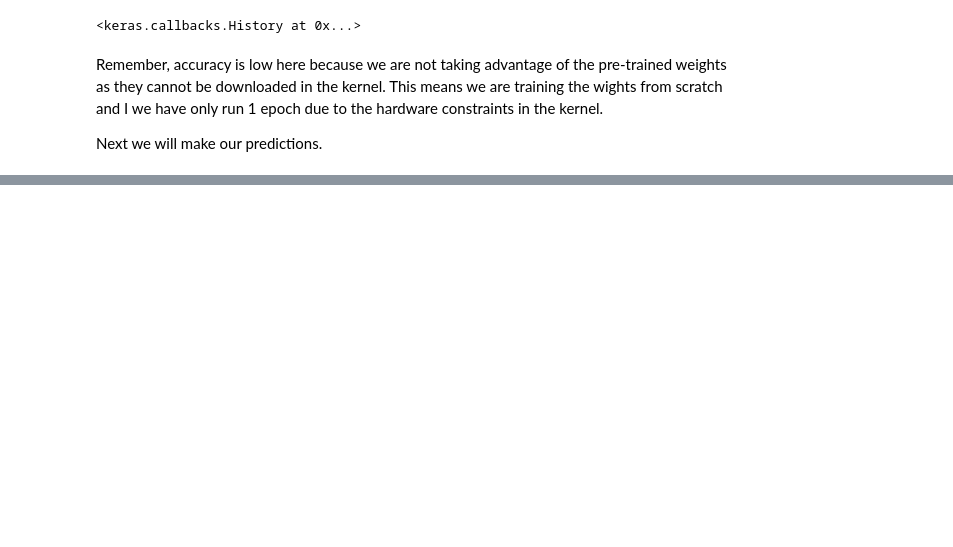
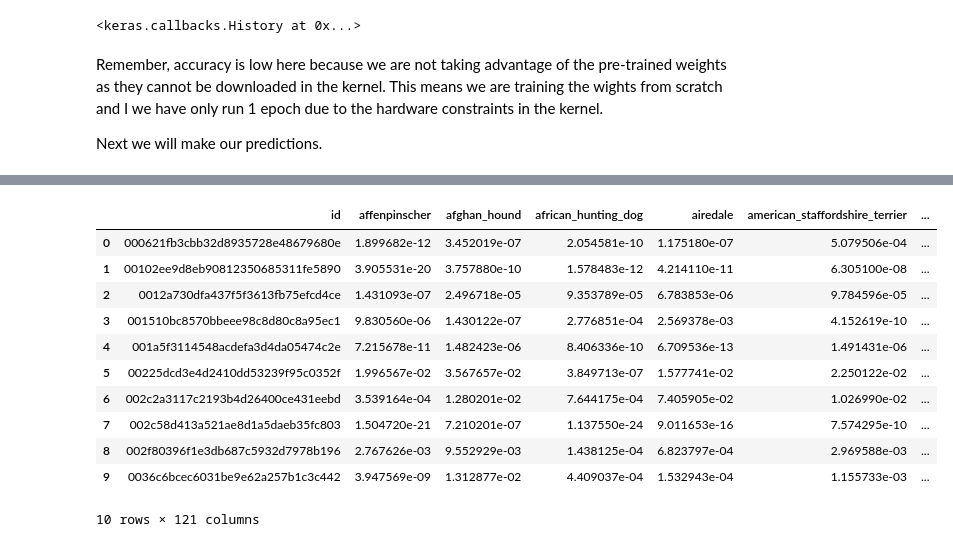
Before and after one commit to telecombcn-dl/2017-dlai-team4, a Jupyter notebook: code/Keras Dogs and Cats Adapted.ipynb, the cells around one changed output, grey strips where cells are left out. Saved outputs shown, nothing was run; the diff lists cells and outputs as text; code cells hidden in the pictures; blank space fills up the shorter version.

```diff
--- a/code/Keras Dogs and Cats Adapted.ipynb
+++ b/code/Keras Dogs and Cats Adapted.ipynb
@@ -96,7 +99,7 @@ one_hot_labels = np.asarray(one_hot)
 # %% [markdown]
 Next we will read in all of the images for test and train, using a for loop through the values of the csv files. I have also set an im_size variable which sets the size for the image to be re-sized to, 90x90 px, you should play with this number to see how it affects accuracy.
 # %%
-im_size = 90
+im_size = 120
 # %%
 x_train = []
 y_train = []
@@ -110,9 +113,9 @@ for f, breed in tqdm(df_train.values):
     y_train.append(label)
     i += 1
 # %%
-# for f in tqdm(df_test['id'].values):
-#     img = cv2.imread('../input/test/{}.jpg'.format(f))
-#     x_test.append(cv2.resize(img, (im_size, im_size)))
+ for f in tqdm(df_test['id'].values):
+     img = cv2.imread('../input/test/{}.jpg'.format(f))
+     x_test.append(cv2.resize(img, (im_size, im_size)))
 # %%
 y_train_raw = np.array(y_train, np.uint8)
 x_train_raw = np.array(x_train, np.float32) / 255.
@@ -149,8 +152,6 @@ We then remove the final layer and instead replace it with a single dense layer
 # Can't download weights in the kernel
 with tf.device(gpuName):
 
-    epochs = 50
-    batch_size = 16
 
     if K.image_data_format() == 'channels_first':
         input_shape = (3, im_size, im_size)
@@ -302,4 +303,4 @@ Remember, accuracy is low here because we are not taking advantage of the pre-tr
 
 Next we will make our predictions.
 # %%
-# preds = model.predict(x_test, verbose=1)
+ preds = model.predict(x_test, verbose=1)
@@ -306,8 +309,21 @@ Next we will make our predictions.
 # %%
-# sub = pd.DataFrame(preds)
-# # Set column names to those generated by the one-hot encoding earlier
-# col_names = one_hot.columns.values
-# sub.columns = col_names
-# # Insert the column id from the sample_submission at the start of the data frame
-# sub.insert(0, 'id', df_test['id'])
-# sub.head(10)
+ sub = pd.DataFrame(preds)
+ # Set column names to those generated by the one-hot encoding earlier
+ col_names = one_hot.columns.values
+ sub.columns = col_names
+ # Insert the column id from the sample_submission at the start of the data frame
+ sub.insert(0, 'id', df_test['id'])
+ sub.head(10)
+# %% [output]
+|  | id | affenpinscher | afghan_hound | african_hunting_dog | airedale | american_staffordshire_terrier | ... |
+| 0 | 000621fb3cbb32d8935728e48679680e | 1.899682e-12 | 3.452019e-07 | 2.054581e-10 | 1.175180e-07 | 5.079506e-04 | ... |
+| 1 | 00102ee9d8eb90812350685311fe5890 | 3.905531e-20 | 3.757880e-10 | 1.578483e-12 | 4.214110e-11 | 6.305100e-08 | ... |
+| 2 | 0012a730dfa437f5f3613fb75efcd4ce | 1.431093e-07 | 2.496718e-05 | 9.353789e-05 | 6.783853e-06 | 9.784596e-05 | ... |
+| 3 | 001510bc8570bbeee98c8d80c8a95ec1 | 9.830560e-06 | 1.430122e-07 | 2.776851e-04 | 2.569378e-03 | 4.152619e-10 | ... |
+| 4 | 001a5f3114548acdefa3d4da05474c2e | 7.215678e-11 | 1.482423e-06 | 8.406336e-10 | 6.709536e-13 | 1.491431e-06 | ... |
+| 5 | 00225dcd3e4d2410dd53239f95c0352f | 1.996567e-02 | 3.567657e-02 | 3.849713e-07 | 1.577741e-02 | 2.250122e-02 | ... |
+| 6 | 002c2a3117c2193b4d26400ce431eebd | 3.539164e-04 | 1.280201e-02 | 7.644175e-04 | 7.405905e-02 | 1.026990e-02 | ... |
+| 7 | 002c58d413a521ae8d1a5daeb35fc803 | 1.504720e-21 | 7.210201e-07 | 1.137550e-24 | 9.011653e-16 | 7.574295e-10 | ... |
+| 8 | 002f80396f1e3db687c5932d7978b196 | 2.767626e-03 | 9.552929e-03 | 1.438125e-04 | 6.823797e-04 | 2.969588e-03 | ... |
+| 9 | 0036c6bcec6031be9e62a257b1c3c442 | 3.947569e-09 | 1.312877e-02 | 4.409037e-04 | 1.532943e-04 | 1.155733e-03 | ... |
+10 rows × 121 columns
```
Also changed, not shown: parts of 5 cells of this notebook, 5 other files.
